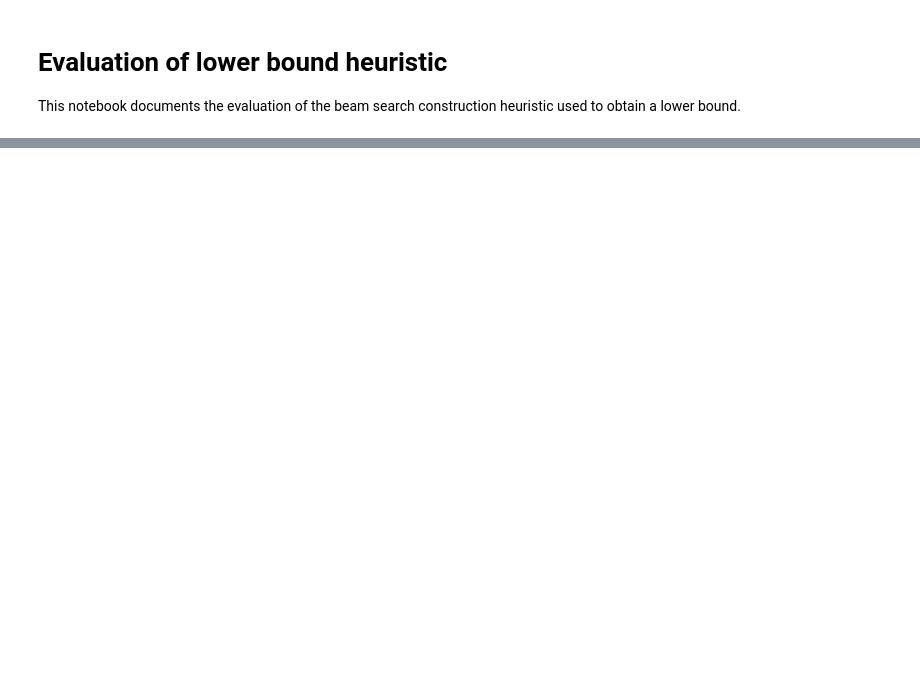
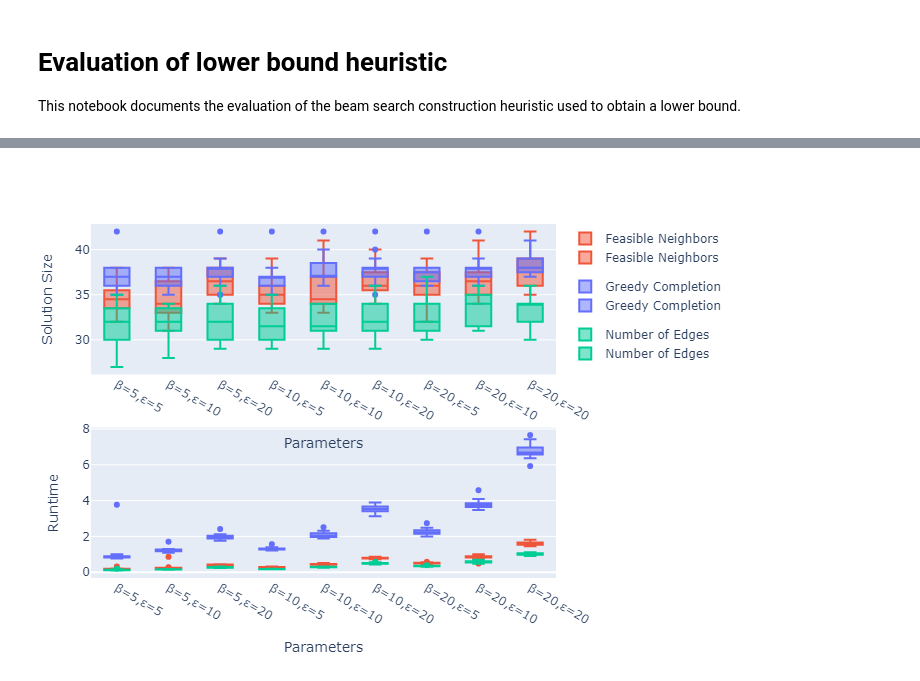
Before and after one commit to rettrich/thesis, a Jupyter notebook: eval/lower_bound_heuristic.ipynb, the cells around one changed output, grey strips where cells are left out. Saved outputs shown, nothing was run; the diff lists cells and outputs as text; code cells hidden in the pictures; blank space fills up the shorter version.

```diff
--- a/eval/lower_bound_heuristic.ipynb
+++ b/eval/lower_bound_heuristic.ipynb
@@ -232,0 +60,4 @@ CSV.write("df_lower_bound_heuristic.csv", df_all)
+# %%
+plot_df(df_075_1000, "lbh-075-1000")
+# %% [output]
+[figure, added]
```
Also changed, not shown: parts of 25 cells of this notebook, 9 other files.
